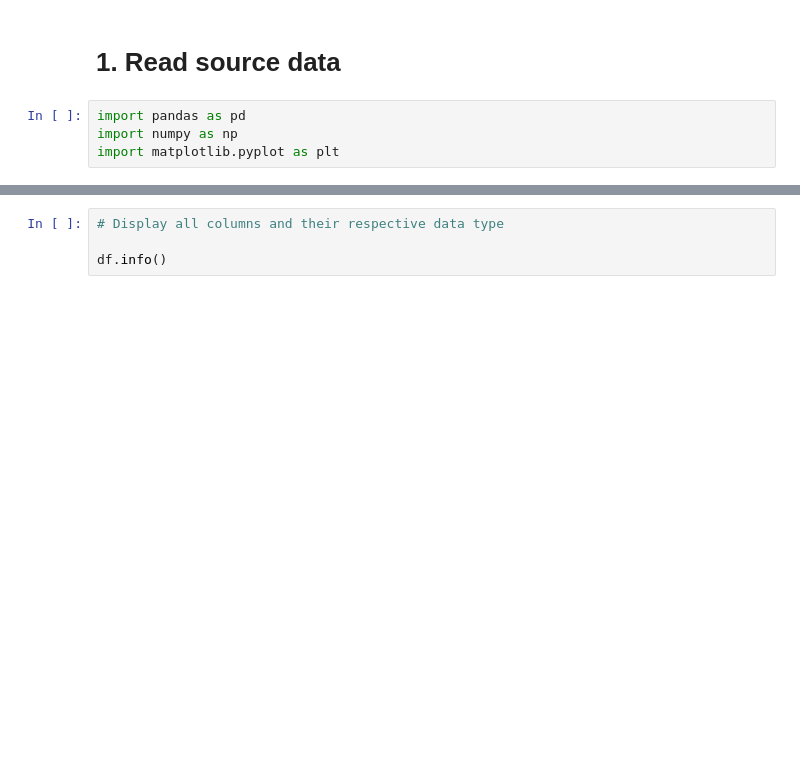
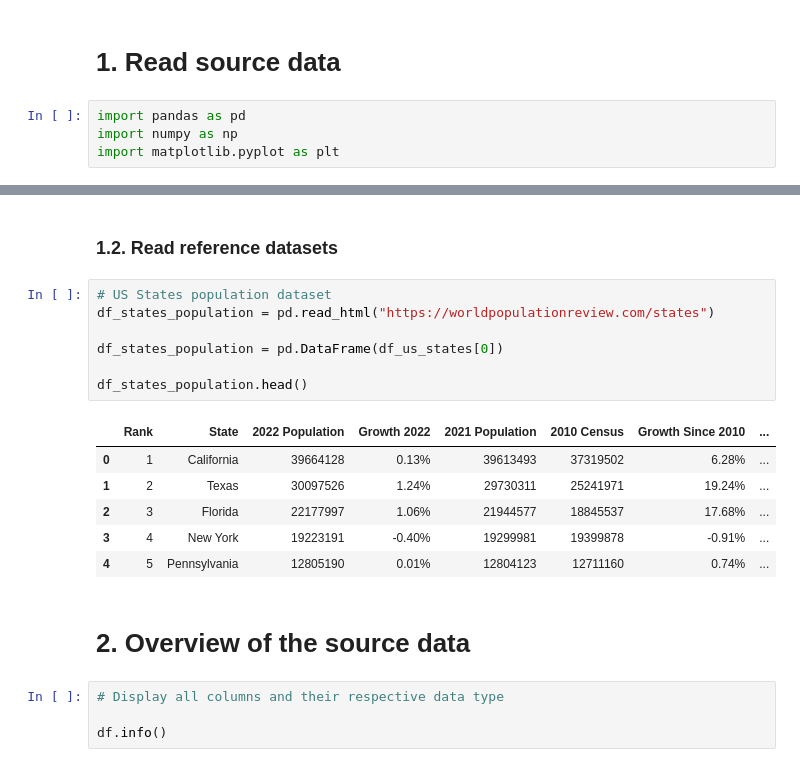
Before and after one commit to lyubol/Exploratory-Data-Analysis, a Jupyter notebook: EDA - US Accidents/US Accidents-checkpoint.ipynb, the cells around one changed output, grey strips where cells are left out. Drawn from its saved outputs; the diff is of its cells as text; blank space fills up the shorter version.

```diff
--- a/EDA - US Accidents/US Accidents-checkpoint.ipynb
+++ b/EDA - US Accidents/US Accidents-checkpoint.ipynb
@@ -92,3 +91,21 @@ df.head(10)
+# %% [markdown]
+### 1.2. Read reference datasets
+# %%
+# US States population dataset
+df_states_population = pd.read_html("https://worldpopulationreview.com/states")
+
+df_states_population = pd.DataFrame(df_us_states[0])
+
+df_states_population.head()
+# %% [output]
+|  | Rank | State | 2022 Population | Growth 2022 | 2021 Population | 2010 Census | Growth Since 2010 | ... |
+| 0 | 1 | California | 39664128 | 0.13% | 39613493 | 37319502 | 6.28% | ... |
+| 1 | 2 | Texas | 30097526 | 1.24% | 29730311 | 25241971 | 19.24% | ... |
+| 2 | 3 | Florida | 22177997 | 1.06% | 21944577 | 18845537 | 17.68% | ... |
+| 3 | 4 | New York | 19223191 | -0.40% | 19299981 | 19399878 | -0.91% | ... |
+| 4 | 5 | Pennsylvania | 12805190 | 0.01% | 12804123 | 12711160 | 0.74% | ... |
+# %% [markdown]
+# 2. Overview of the source data
 # %%
 # Display all columns and their respective data type
 
```
Also changed, not shown: parts of 7 cells of this notebook.
